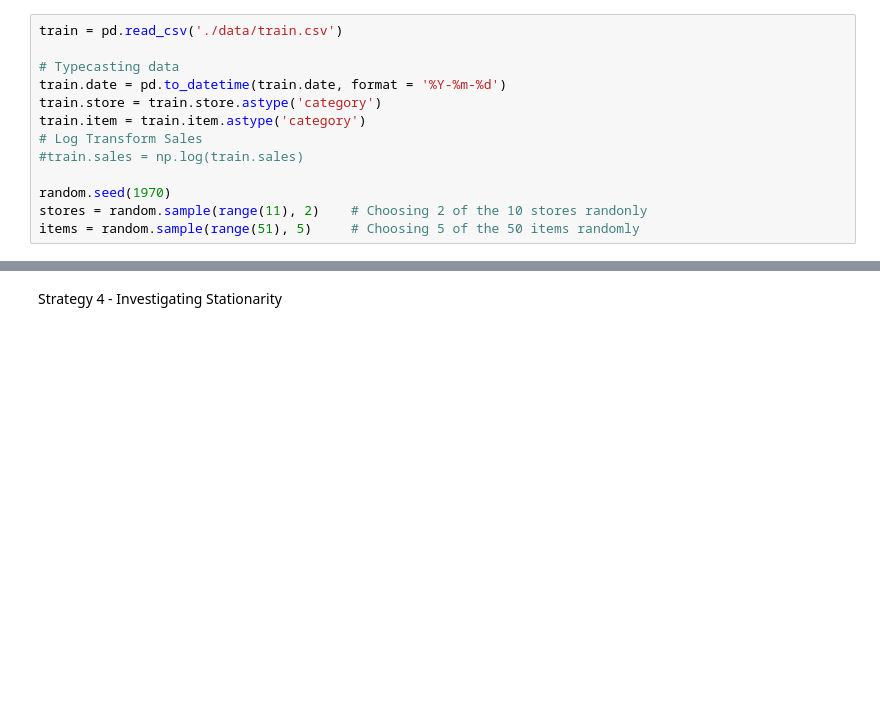
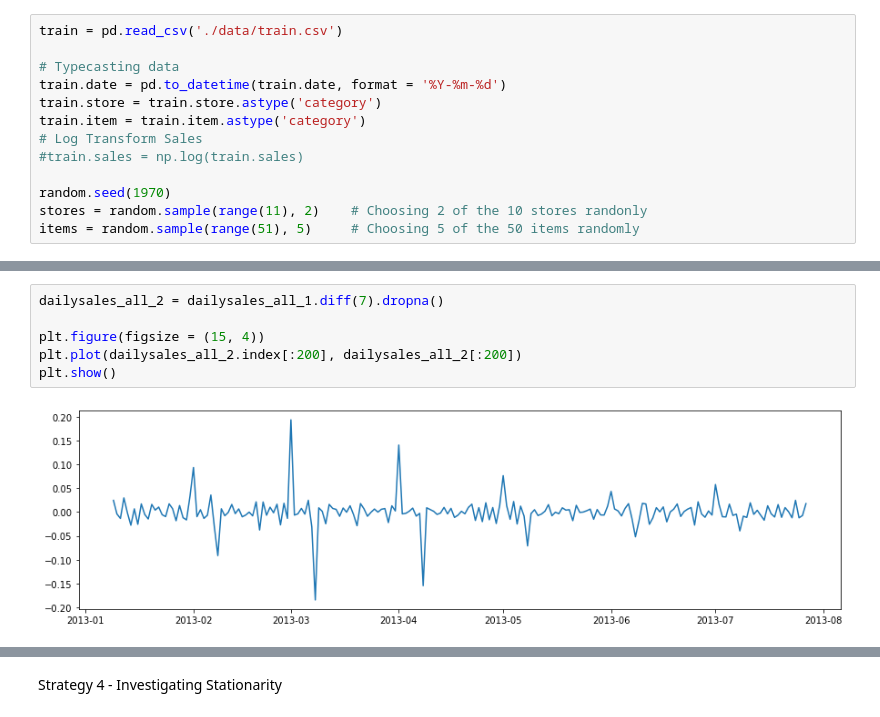
Before and after one commit to sanjeevgadre/Kaggle-Time-Series, a Jupyter notebook: SARIMA.ipynb, the cells around one changed output, grey strips where cells are left out. Cells and saved outputs as stored; diff of their text form; blank space fills up the shorter version.

```diff
--- a/SARIMA.ipynb
+++ b/SARIMA.ipynb
@@ -73,0 +62,8 @@ dailysales_df = dailysales.diff(7).dropna()
+# %%
+dailysales_all_2 = dailysales_all_1.diff(7).dropna()
+
+plt.figure(figsize = (15, 4))
+plt.plot(dailysales_all_2.index[:200], dailysales_all_2[:200])
+plt.show()
+# %% [output]
+[figure, added]
```
Also changed, not shown: parts of 28 cells of this notebook, 1 other file.
